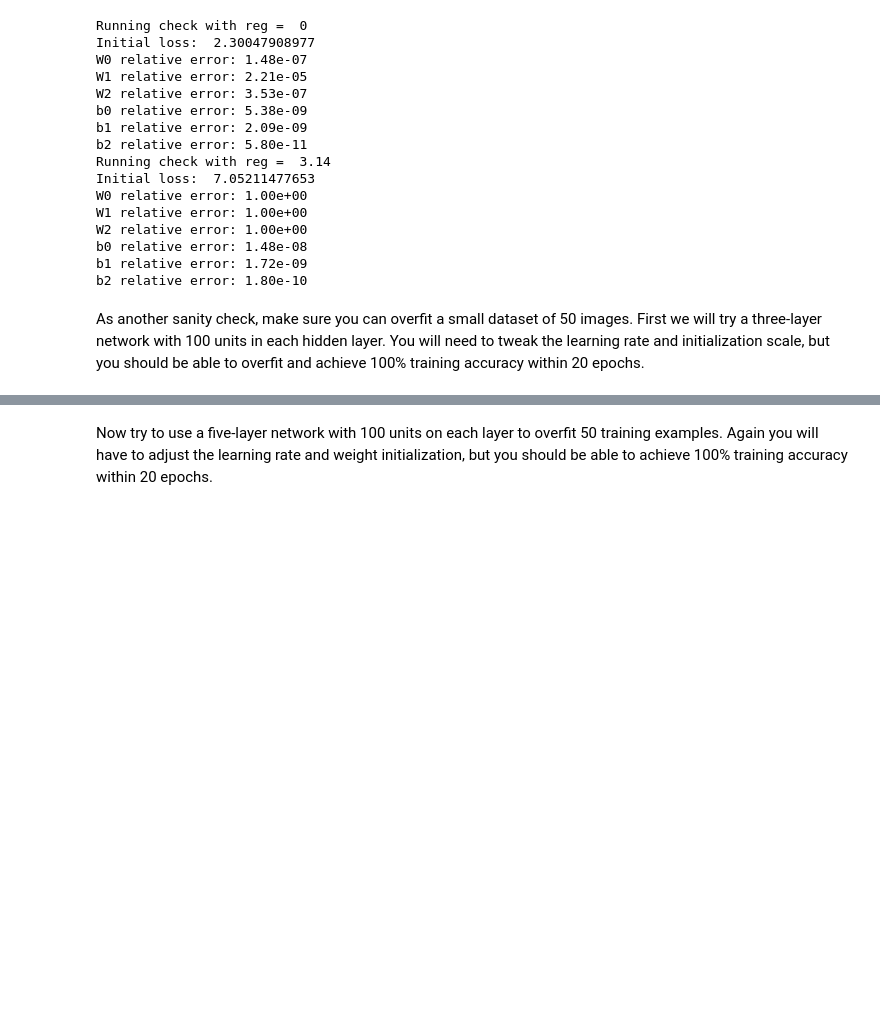
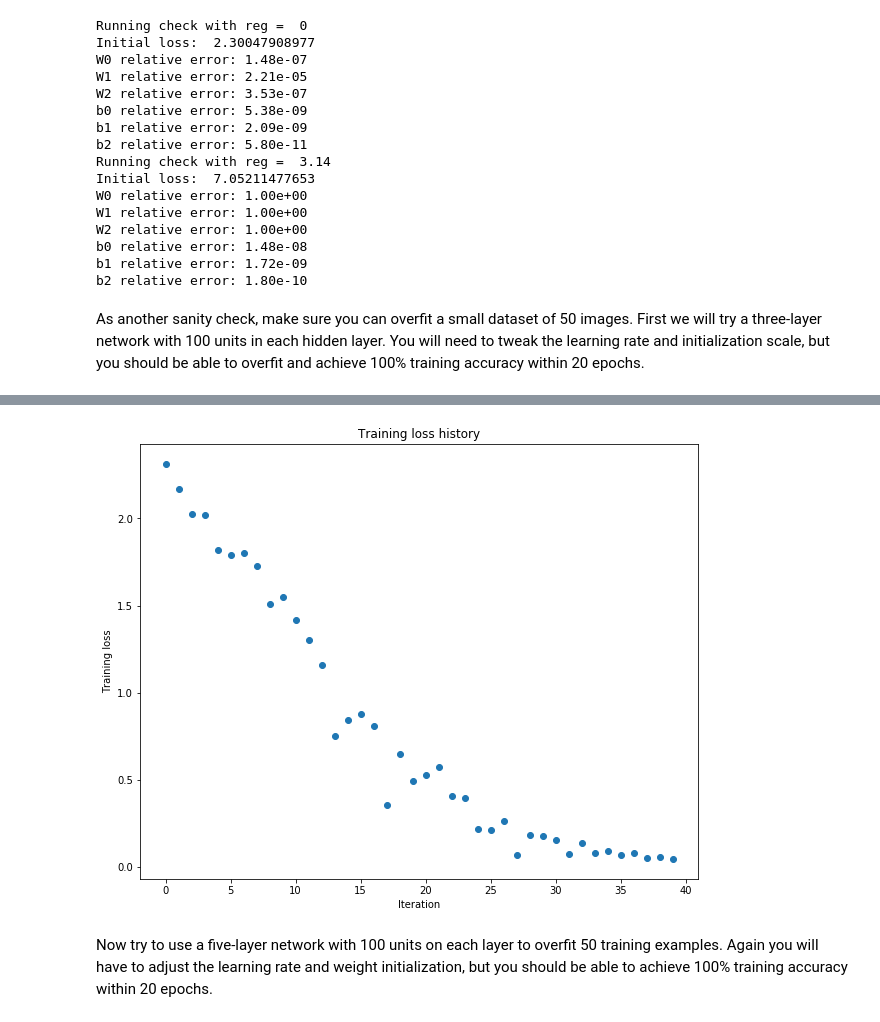
Before and after one commit to khare19yash/CS231n, a Jupyter notebook: assignment2/FullyConnectedNets.ipynb, the cells around one changed output, grey strips where cells are left out. Saved outputs shown, nothing was run; the diff lists cells and outputs as text; code cells hidden in the pictures; blank space fills up the shorter version.

```diff
--- a/assignment2/FullyConnectedNets.ipynb
+++ b/assignment2/FullyConnectedNets.ipynb
@@ -408,7 +428,7 @@ small_data = {
 }
 
 weight_scale = 1e-2
-learning_rate = 1e-4
+learning_rate = 8e-3
 model = FullyConnectedNet([100, 100],
               weight_scale=weight_scale, dtype=np.float64)
 solver = Solver(model, small_data,
@@ -430,3 +466,4 @@ NameError: name 'data' is not defined
+[figure, added]
 # %% [markdown]
 Now try to use a five-layer network with 100 units on each layer to overfit 50 training examples. Again you will have to adjust the learning rate and weight initialization, but you should be able to achieve 100% training accuracy within 20 epochs.
 # %%
```
Also changed, not shown: parts of 5 cells of this notebook, 1 other file.
